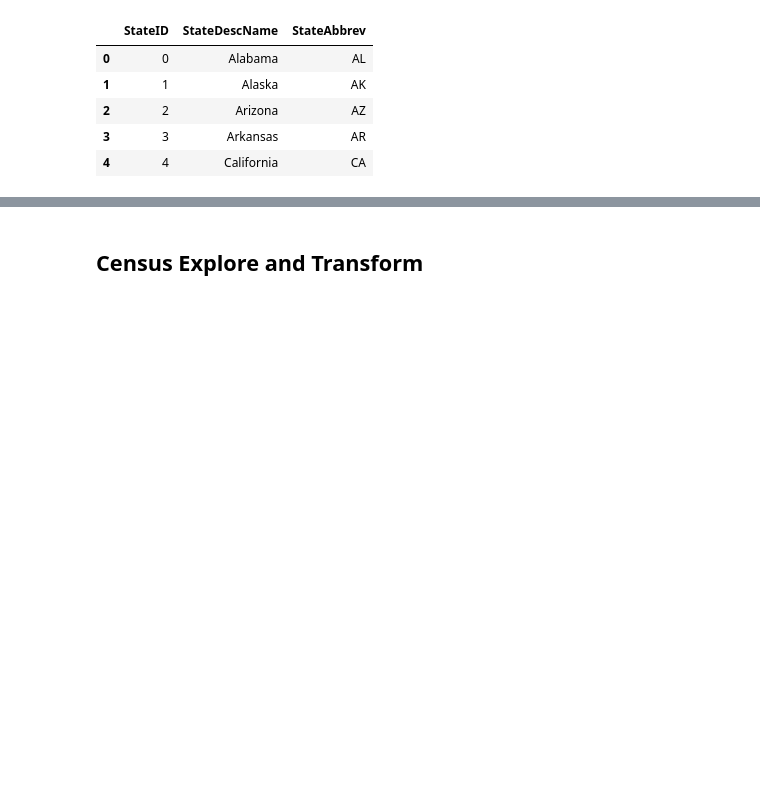
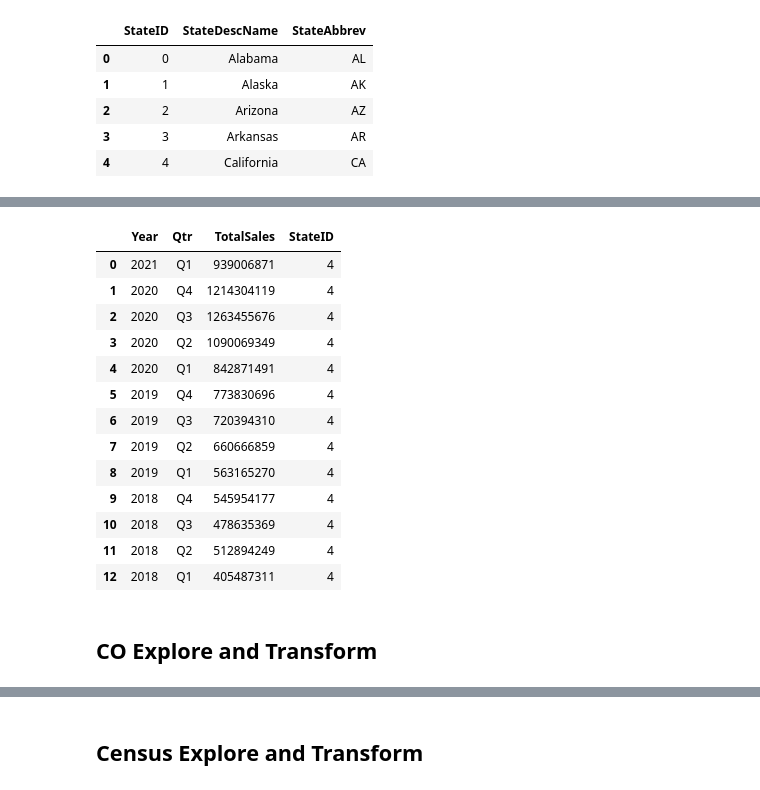
Before and after one commit to kidik425/13-ETL_Project, a Jupyter notebook: Notebooks/ETL_Final.ipynb, the cells around one changed output, grey strips where cells are left out. Cells and saved outputs as stored; diff of their text form; code cells hidden in the pictures; blank space fills up the shorter version.

```diff
--- a/Notebooks/ETL_Final.ipynb
+++ b/Notebooks/ETL_Final.ipynb
@@ -118,0 +236,27 @@ stateDF.head()
+# %%
+# Create news dataframe with needed columns
+caSummaryDF = caRawDF[['Calendar Year', 'Quarter', 'Taxable Sales']].copy() #copy() gets rid of stupid errors
+caSummaryDF.columns = ['Year', 'Qtr', 'TotalSales']
+
+state = 'California'
+stateID = stateDF['StateID'].loc[(stateDF["StateDescName"] == state)].values[0]
+
+caSummaryDF['StateID'] = stateID
+caSummaryDF
+# %% [output]
+|  | Year | Qtr | TotalSales | StateID |
+| 0 | 2021 | Q1 | 939006871 | 4 |
+| 1 | 2020 | Q4 | 1214304119 | 4 |
+| 2 | 2020 | Q3 | 1263455676 | 4 |
+| 3 | 2020 | Q2 | 1090069349 | 4 |
+| 4 | 2020 | Q1 | 842871491 | 4 |
+| 5 | 2019 | Q4 | 773830696 | 4 |
+| 6 | 2019 | Q3 | 720394310 | 4 |
+| 7 | 2019 | Q2 | 660666859 | 4 |
+| 8 | 2019 | Q1 | 563165270 | 4 |
+| 9 | 2018 | Q4 | 545954177 | 4 |
+| 10 | 2018 | Q3 | 478635369 | 4 |
+| 11 | 2018 | Q2 | 512894249 | 4 |
+| 12 | 2018 | Q1 | 405487311 | 4 |
+# %% [markdown]
+## CO Explore and Transform
```
Also changed, not shown: parts of 23 cells of this notebook, 4 other files.
